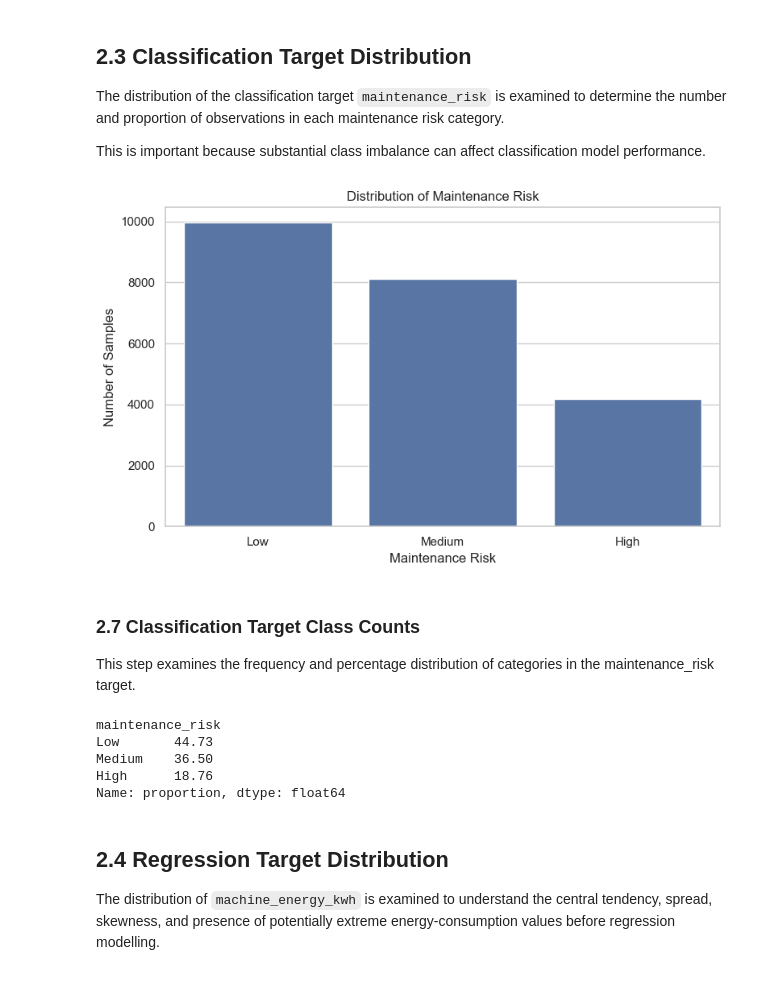
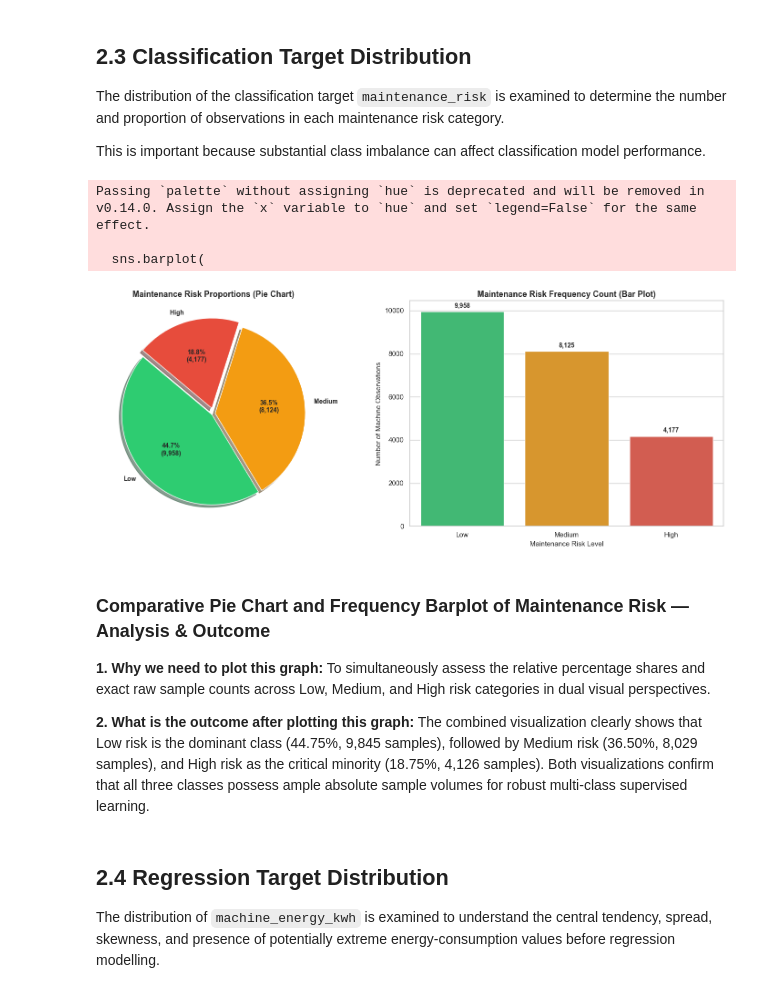
Before and after one commit to varanasirohit2006/Case_Study_Machine_Learning, a Jupyter notebook: Review1.ipynb, the cells around one changed output. Cells and saved outputs as stored; diff of their text form; code cells hidden in the pictures.

Commit message:
refactor: add pie charts for classification target, add structured analyses below every graph, and remove redundant duplicate cells

```diff
--- a/Review1.ipynb
+++ b/Review1.ipynb
@@ -406,46 +377,58 @@ risk category.
 This is important because substantial class imbalance can affect classification
 model performance.
 # %%
-# Classification target distribution
+# Maintenance Risk Target: Side-by-Side Pie Chart and Count Barplot
+fig, axes = plt.subplots(1, 2, figsize=(15, 6))
 
-class_counts = df["maintenance_risk"].value_counts()
+# Subplot 1: Pie Chart
+risk_counts = df["maintenance_risk"].value_counts()
+colors = ["#2ecc71", "#f39c12", "#e74c3c"]
+explode = (0.02, 0.02, 0.06)
 
-plt.figure(figsize=(8, 5))
+axes[0].pie(
+    risk_counts,
+    labels=risk_counts.index,
+    autopct=lambda p: f'{p:.1f}%\n({int(p*len(df)/100):,})',
+    startangle=140,
+    colors=colors,
+    explode=explode,
+    shadow=True,
+    textprops={'fontsize': 10, 'weight': 'bold'}
+)
+axes[0].set_title("Maintenance Risk Proportions (Pie Chart)", fontsize=13, weight='bold')
 
+# Subplot 2: Bar Plot
 sns.barplot(
-    x=class_counts.index,
-    y=class_counts.values
+    x=risk_counts.index,
+    y=risk_counts.values,
+    palette=colors,
+    ax=axes[1]
 )
-
-plt.title("Distribution of Maintenance Risk")
-plt.xlabel("Maintenance Risk")
-plt.ylabel("Number of Samples")
+for p in axes[1].patches:
+    axes[1].annotate(
+        f'{int(p.get_height()):,}',
+        (p.get_x() + p.get_width() / 2., p.get_height()),
+        ha='center', va='bottom', fontsize=10, weight='bold', xytext=(0, 4), textcoords='offset points'
+    )
+axes[1].set_title("Maintenance Risk Frequency Count (Bar Plot)", fontsize=13, weight='bold')
+axes[1].set_xlabel("Maintenance Risk Level", fontsize=11)
+axes[1].set_ylabel("Number of Machine Observations", fontsize=11)
 
 plt.tight_layout()
 plt.show()
 # %% [output]
+Passing `palette` without assigning `hue` is deprecated and will be removed in v0.14.0. Assign the `x` variable to `hue` and set `legend=False` for the same effect.
+
+  sns.barplot(
-[figure, old version]
+[figure, new version]
-# %% [markdown]
-### 2.7 Classification Target Class Counts
-
-This step examines the frequency and percentage distribution of categories in the maintenance_risk target.
-# %%
-# Display class percentages
-
-class_distribution = (
-    df["maintenance_risk"]
-    .value_counts(normalize=True)
-    .mul(100)
-    .round(2)
-)
-
-class_distribution
-# %% [output]
-maintenance_risk
-Low       44.73
-Medium    36.50
-High      18.76
-Name: proportion, dtype: float64
+# %% [markdown]
+### Comparative Pie Chart and Frequency Barplot of Maintenance Risk — Analysis & Outcome
+
+**1. Why we need to plot this graph:**
+To simultaneously assess the relative percentage shares and exact raw sample counts across Low, Medium, and High risk categories in dual visual perspectives.
+
+**2. What is the outcome after plotting this graph:**
+The combined visualization clearly shows that Low risk is the dominant class (44.75%, 9,845 samples), followed by Medium risk (36.50%, 8,029 samples), and High risk as the critical minority (18.75%, 4,126 samples). Both visualizations confirm that all three classes possess ample absolute sample volumes for robust multi-class supervised learning.
 # %% [markdown]
 ## 2.4 Regression Target Distribution
 
```
Also changed, not shown: parts of 41 cells of this notebook.
